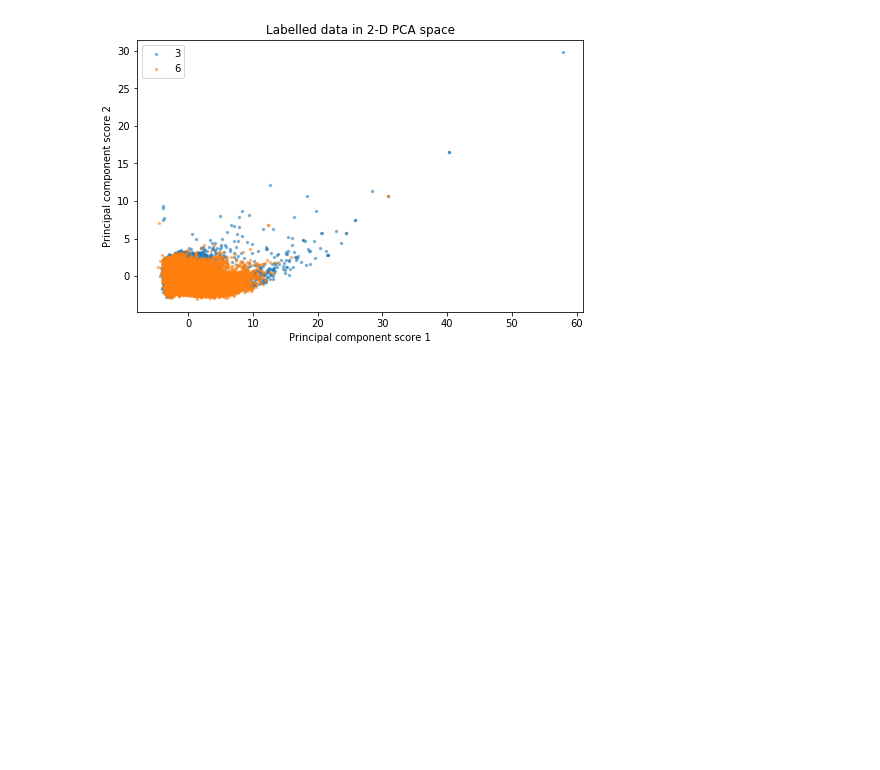
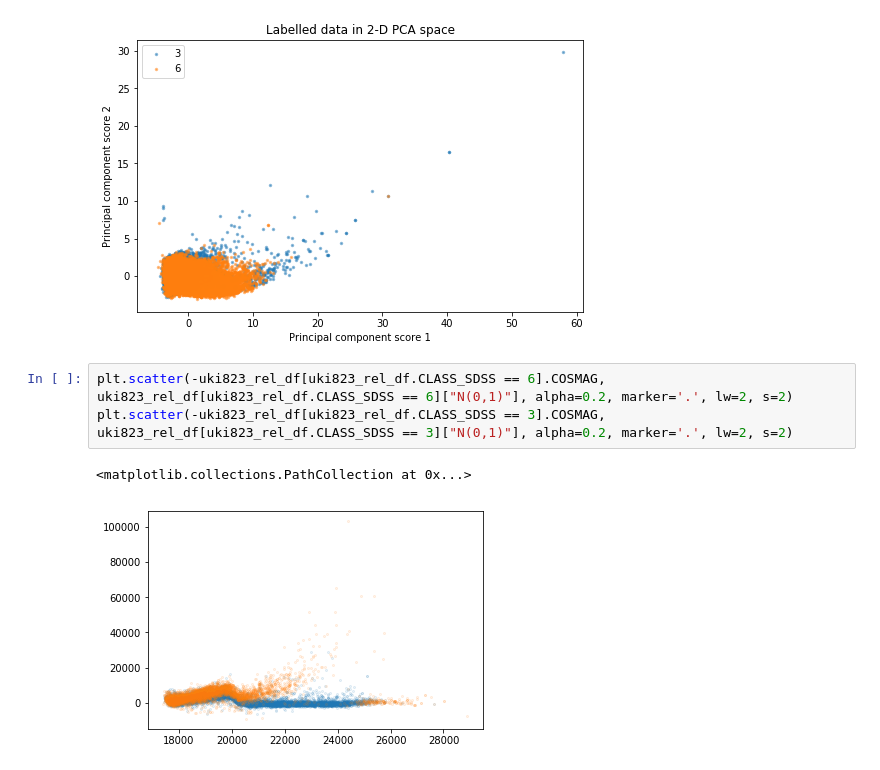
Before and after one commit to imran-marwat/sky-catalogue-classification-project, a Jupyter notebook: notebooks/lab1.ipynb, the cells around one changed output. Saved outputs shown, nothing was run; the diff lists cells and outputs as text; blank space fills up the shorter version.

```diff
--- a/notebooks/lab1.ipynb
+++ b/notebooks/lab1.ipynb
@@ -131,3 +132,9 @@ plt.legend(loc='best') # Ask matplotlib to place the legend where it thinks best
 plt.show()
 # %% [output]
 [figure]
+# %%
+plt.scatter(-uki823_rel_df[uki823_rel_df.CLASS_SDSS == 6].COSMAG, uki823_rel_df[uki823_rel_df.CLASS_SDSS == 6]["N(0,1)"], alpha=0.2, marker='.', lw=2, s=2)
+plt.scatter(-uki823_rel_df[uki823_rel_df.CLASS_SDSS == 3].COSMAG, uki823_rel_df[uki823_rel_df.CLASS_SDSS == 3]["N(0,1)"], alpha=0.2, marker='.', lw=2, s=2)
+# %% [output]
+<matplotlib.collections.PathCollection at 0x...>
+[figure, added]
```
Also changed, not shown: parts of 3 cells of this notebook, 2 other files.
